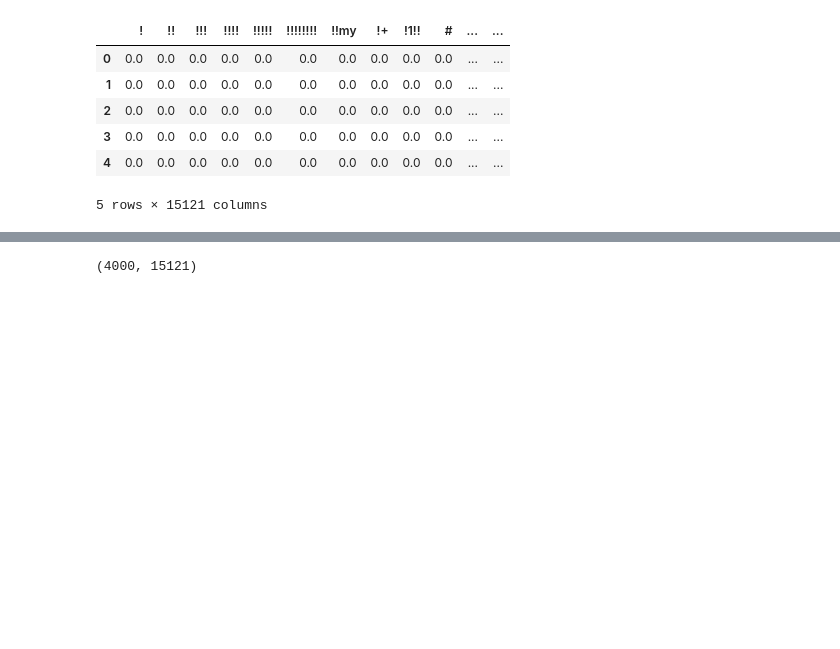
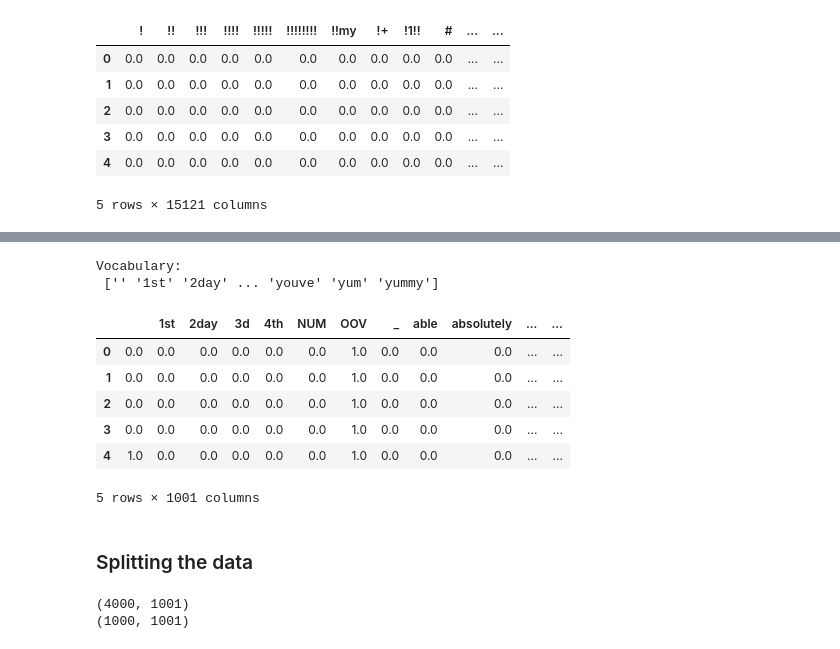
Before and after one commit to aliirtazas/sentiment-classification-ml-bert, a Jupyter notebook: twitter_sentiment_classification_ML_BERT.ipynb, the cells around one changed output, grey strips where cells are left out. Cells and saved outputs as stored; diff of their text form; code cells hidden in the pictures; blank space fills up the shorter version.

```diff
--- a/twitter_sentiment_classification_ML_BERT.ipynb
+++ b/twitter_sentiment_classification_ML_BERT.ipynb
@@ -116,0 +168,12 @@ df_bow.head(5)
+# %%
+# Removing stop words
+nltk.download("stopwords")
+
+print(stopwords.words('english'))
+
+stop_words = set(stopwords.words('english'))
+
+remove_stop_words_tweets = [[a for a in j if a not in stop_words] for j in remove_punctuations_tweets]
+
+print("Tweets without Stop Words:")
+print(remove_stop_words_tweets)
@@ -117,6 +195,43 @@ df_bow.head(5)
+# %%
+#Use only the top 1000 most frequent words, and replace the rest with OOV (1001 columns final)
+
+all_words_list = [a for j in replace_numbers_tweets for a in j]
+all_words_list
+
+count_words = Counter(all_words_list)
+len(all_words_list)
+
+count_words.most_common(10)
+
+top_freq_words = {a for a, _ in count_words.most_common(1000)}
+tweets_with_most_freq_words_final = [[a if a in top_freq_words else 'OOV' for a in j] for j in replace_numbers_tweets]
+# %%
+tweet_dicts = [dict(Counter(tweet)) for tweet in tweets_with_most_freq_words_final]
+vectorizer_1 = DictVectorizer(sparse=False)
+X_final = vectorizer_1.fit_transform(tweet_dicts)
+vocabulary_final = vectorizer_1.get_feature_names_out()
+
+print("Vocabulary:\n", vocabulary_final)
+
+df = pd.DataFrame(X_final, columns=vocabulary_final)
+df.head()
+# %% [output]
+Vocabulary:
+ ['' '1st' '2day' ... 'youve' 'yum' 'yummy']
+|  |  | 1st | 2day | 3d | 4th | NUM | OOV | _ | able | absolutely | ... | ... |
+| 0 | 0.0 | 0.0 | 0.0 | 0.0 | 0.0 | 0.0 | 1.0 | 0.0 | 0.0 | 0.0 | ... | ... |
+| 1 | 0.0 | 0.0 | 0.0 | 0.0 | 0.0 | 0.0 | 1.0 | 0.0 | 0.0 | 0.0 | ... | ... |
+| 2 | 0.0 | 0.0 | 0.0 | 0.0 | 0.0 | 0.0 | 1.0 | 0.0 | 0.0 | 0.0 | ... | ... |
+| 3 | 0.0 | 0.0 | 0.0 | 0.0 | 0.0 | 0.0 | 1.0 | 0.0 | 0.0 | 0.0 | ... | ... |
+| 4 | 1.0 | 0.0 | 0.0 | 0.0 | 0.0 | 0.0 | 1.0 | 0.0 | 0.0 | 0.0 | ... | ... |
+5 rows × 1001 columns
+# %% [markdown]
+### Splitting the data
 # %%
-X_train, X_test, y_train, y_test = train_test_split(X,labels,test_size = 0.2, random_state=42)
+X_train, X_test, y_train, y_test = train_test_split(X_final,labels,test_size = 0.2, random_state=42)
 
-X_train.shape
+print(X_train.shape)
+print(X_test.shape)
 # %% [output]
-(4000, 15121)
+(4000, 1001)
+(1000, 1001)
```
Also changed, not shown: parts of 33 cells of this notebook.
